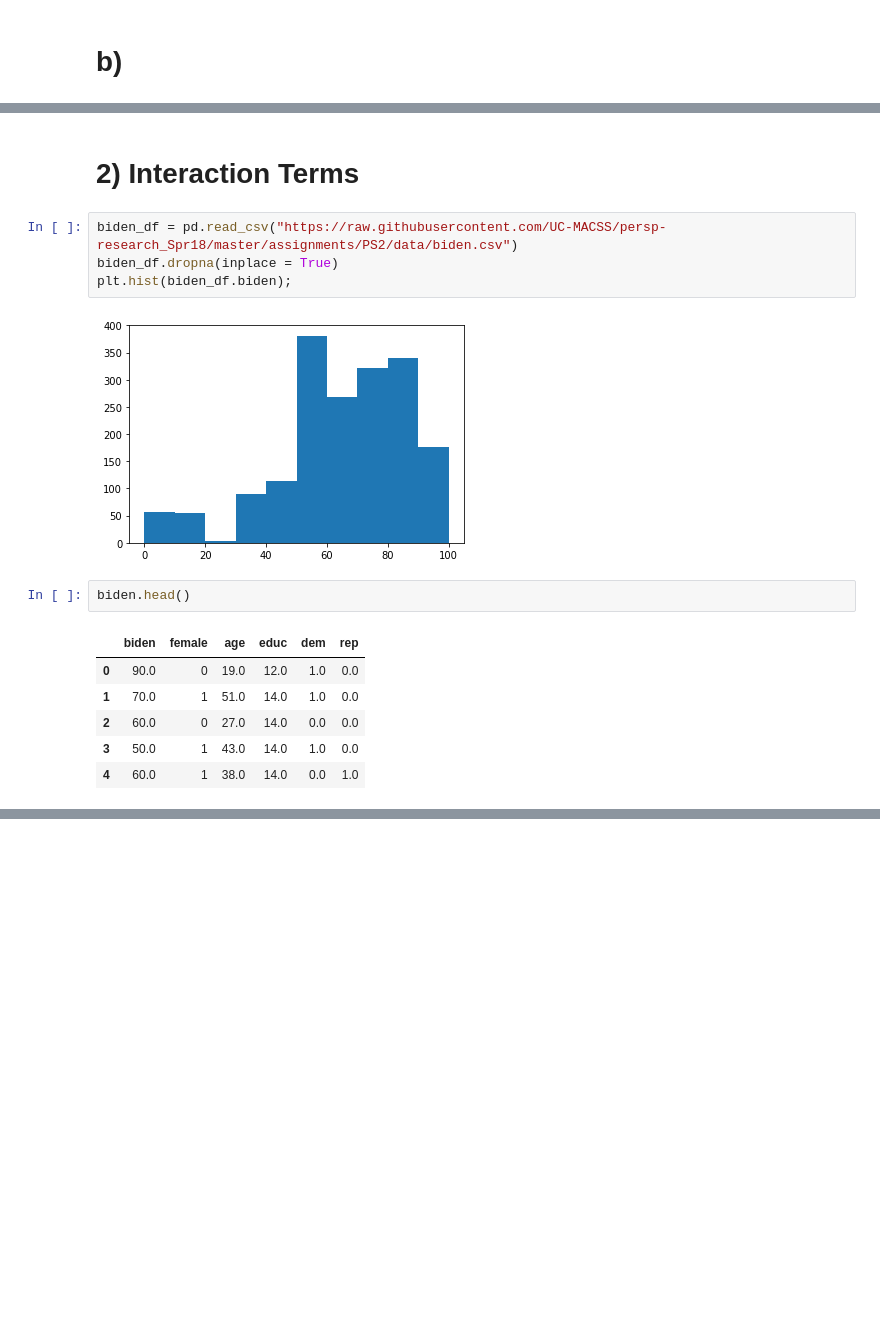
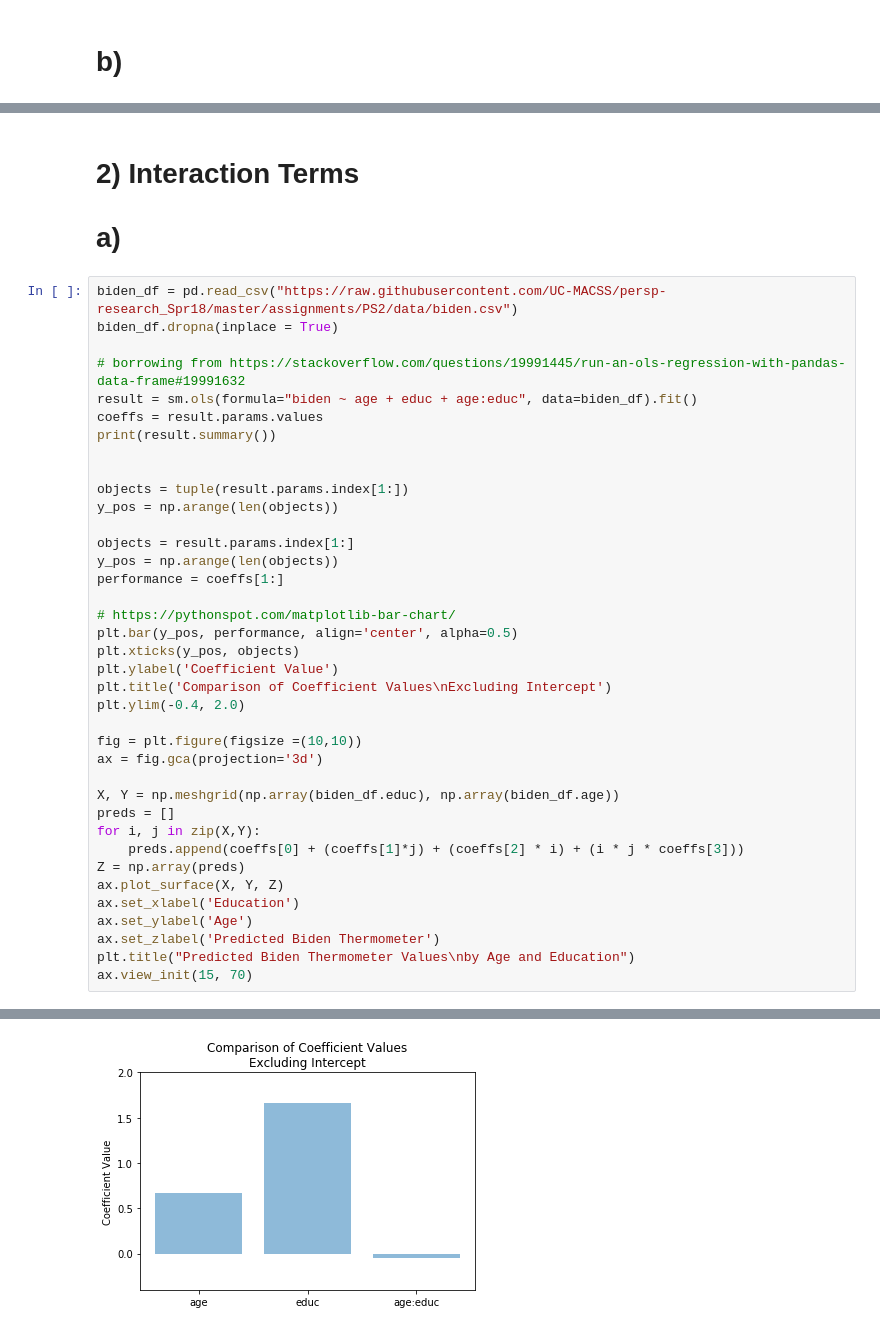
Before and after one commit to tamos/MACS30200proj, a Jupyter notebook: ProblemSets/PS2/PS2.ipynb, the cells around one changed output, grey strips where cells are left out. Saved outputs shown, nothing was run; the diff lists cells and outputs as text; blank space fills up the shorter version.

Commit message:
question2 done

```diff
--- a/ProblemSets/PS2/PS2.ipynb
+++ b/ProblemSets/PS2/PS2.ipynb
@@ -131,18 +133,44 @@ The esimated density for a recipient who is 61 and in quartile 6
 [figure]
 # %% [markdown]
 # 2) Interaction Terms
+
+# a)
-# %%
-biden_df = pd.read_csv("https://raw.githubusercontent.com/UC-MACSS/persp-research_Spr18/master/assignments/PS2/data/biden.csv")
-biden_df.dropna(inplace = True)
-plt.hist(biden_df.biden);
-# %% [output]
-[figure, removed]
-# %%
-biden.head()
-# %% [output]
-|  | biden | female | age | educ | dem | rep |
-| 0 | 90.0 | 0 | 19.0 | 12.0 | 1.0 | 0.0 |
-| 1 | 70.0 | 1 | 51.0 | 14.0 | 1.0 | 0.0 |
-| 2 | 60.0 | 0 | 27.0 | 14.0 | 0.0 | 0.0 |
-| 3 | 50.0 | 1 | 43.0 | 14.0 | 1.0 | 0.0 |
-| 4 | 60.0 | 1 | 38.0 | 14.0 | 0.0 | 1.0 |
+# %%
+biden_df = pd.read_csv("https://raw.githubusercontent.com/UC-MACSS/persp-research_Spr18/master/assignments/PS2/data/biden.csv")
+biden_df.dropna(inplace = True)
+
+# borrowing from https://stackoverflow.com/questions/19991445/run-an-ols-regression-with-pandas-data-frame#19991632
+result = sm.ols(formula="biden ~ age + educ + age:educ", data=biden_df).fit()
+coeffs = result.params.values
+print(result.summary())
+
+
+objects = tuple(result.params.index[1:])
+y_pos = np.arange(len(objects))
+
+objects = result.params.index[1:]
+y_pos = np.arange(len(objects))
+performance = coeffs[1:]
+
+# https://pythonspot.com/matplotlib-bar-chart/
+plt.bar(y_pos, performance, align='center', alpha=0.5)
+plt.xticks(y_pos, objects)
+plt.ylabel('Coefficient Value')
+plt.title('Comparison of Coefficient Values\nExcluding Intercept')
+plt.ylim(-0.4, 2.0)
+
+fig = plt.figure(figsize =(10,10))
+ax = fig.gca(projection='3d')
+
+X, Y = np.meshgrid(np.array(biden_df.educ), np.array(biden_df.age))
+preds = []
+for i, j in zip(X,Y):
+    preds.append(coeffs[0] + (coeffs[1]*j) + (coeffs[2] * i) + (i * j * coeffs[3]))
+Z = np.array(preds)
+ax.plot_surface(X, Y, Z)
+ax.set_xlabel('Education')
+ax.set_ylabel('Age')
+ax.set_zlabel('Predicted Biden Thermometer')
+plt.title("Predicted Biden Thermometer Values\nby Age and Education")
+ax.view_init(15, 70)
+# %% [output]
@@ -148,0 +194 @@ biden.head()
+[figure, added]
```
Also changed, not shown: parts of 9 cells of this notebook.
